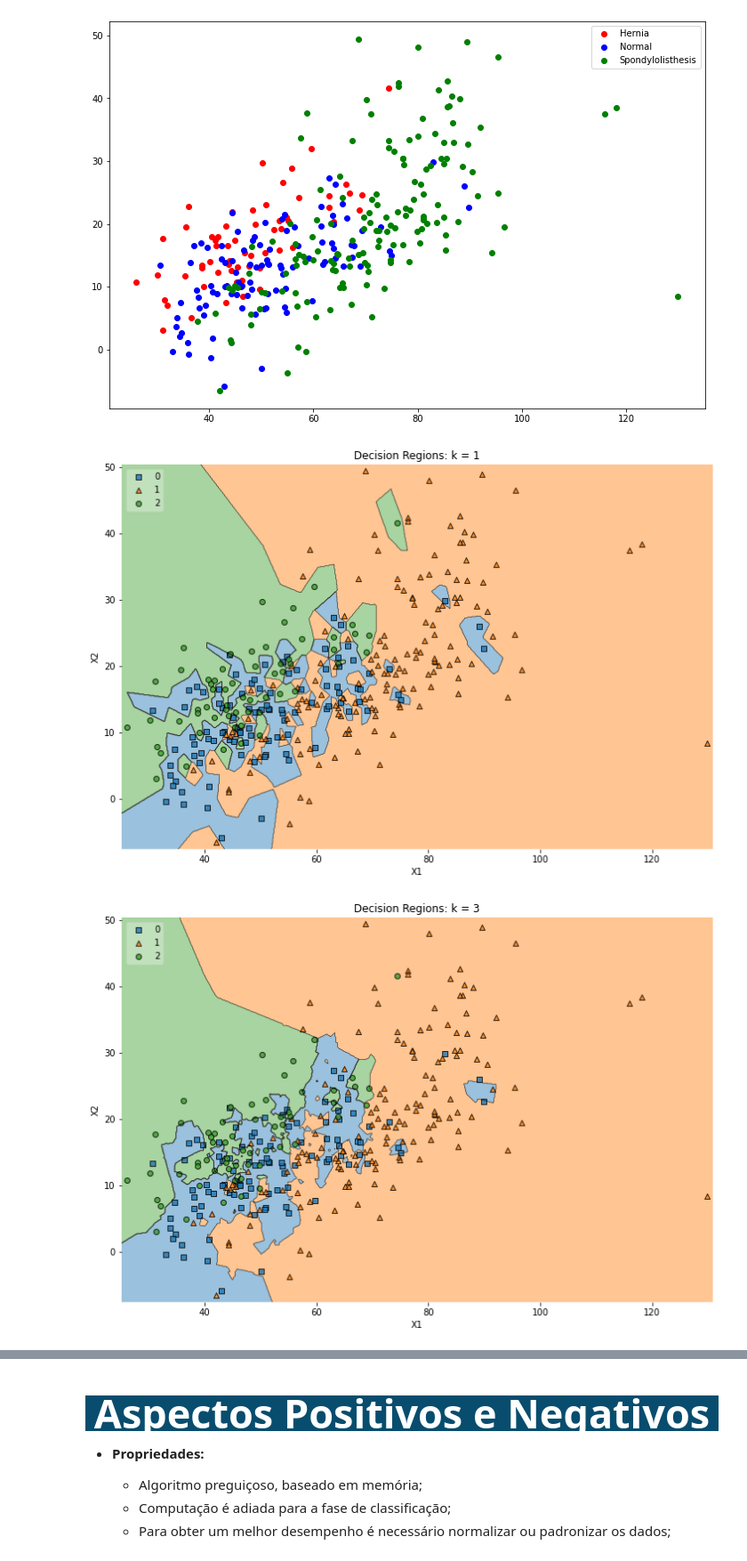
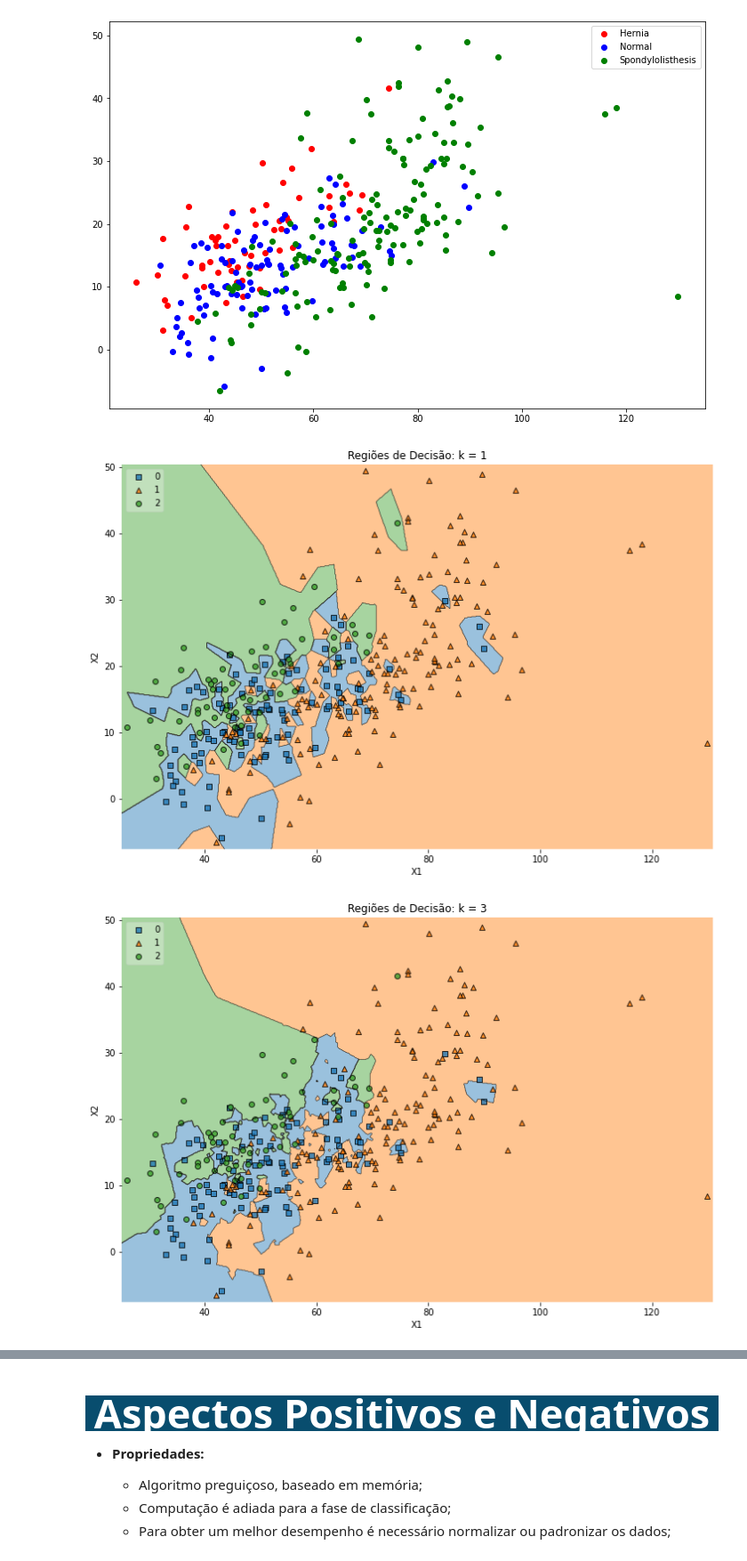
Before and after one commit to MauricioEloy/curso_introducao_ciencia_de_dados, a Jupyter notebook: notebooks/ementa_23_Aula_04_knn.ipynb, the cells around one changed output, grey strips where cells are left out. Shown: that part at 89% size. Saved outputs shown, nothing was run; the diff lists cells and outputs as text; code cells hidden in the pictures.

```diff
--- a/notebooks/ementa_23_Aula_04_knn.ipynb
+++ b/notebooks/ementa_23_Aula_04_knn.ipynb
@@ -174,7 +174,7 @@ Os dados utilizados para exemplicar a aplicação do algoritmo  e a descrição
 
 https://www.kaggle.com/caesarlupum/vertebralcolumndataset?select=column_3C.csv
 # %%
-df = pd.read_csv('data/column_3C.csv')
+df = pd.read_csv('../data/column_3C.csv')
 df.head()
 # %% [output]
 |  | pelvic_incidence | pelvic_tilt | lumbar_lordosis_angle | sacral_slope | pelvic_radius | ... |
@@ -301,15 +301,15 @@ plt.show()
 # %%
 y = df['class'].map({'Hernia':2, 'Spondylolisthesis':1 , 'Normal':0}).to_numpy()
 vk = [1,3,7,9]
 for k in vk:
     model = KNeighborsClassifier(n_neighbors=k, metric = 'euclidean')
     model.fit(X[:,:2], y)
     plt.figure(figsize=(12,8))
     plot_decision_regions(X[:,:2], y, clf=model, legend=2)
     plt.xlabel('X1')
     plt.ylabel('X2')
-    plt.title('Decision Regions: k = '+str(k))
+    plt.title('Regiões de Decisão: k = '+str(k))
     plt.show()
 # %% [output]
-[figure, old version]
+[figure, new version]
-[figure, old version]
+[figure, new version]
```
Also changed, not shown: parts of 2 cells of this notebook.
